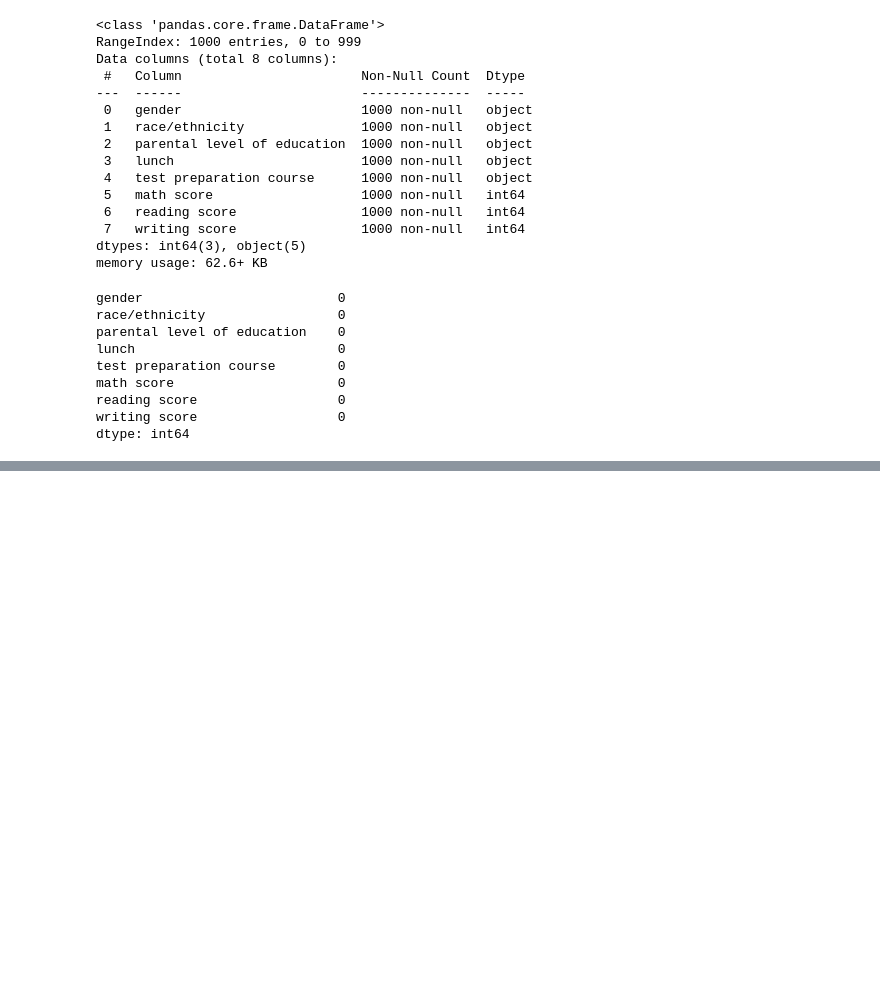
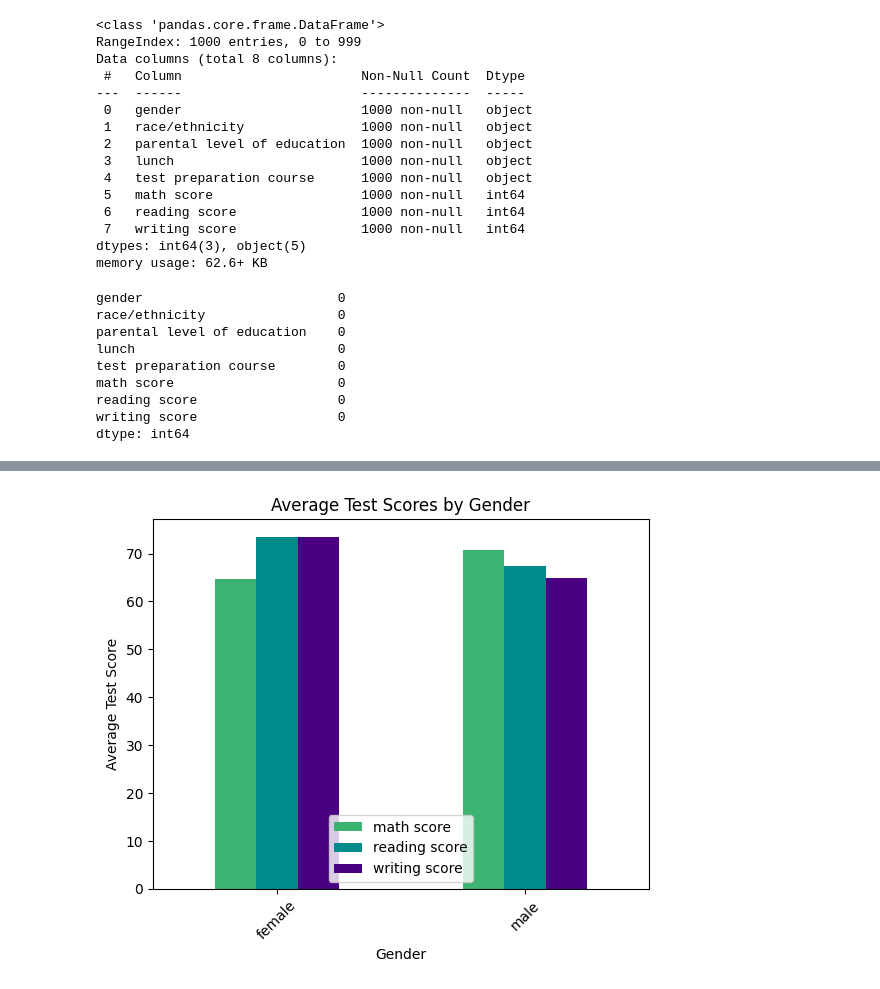
Before and after one commit to DanielPopoola/data-science-projects, a Jupyter notebook: Student-Performance-Prediction.ipynb, the cells around one changed output, grey strips where cells are left out. Saved outputs shown, nothing was run; the diff lists cells and outputs as text; code cells hidden in the pictures; blank space fills up the shorter version.

Commit message:
Visualize average test scores by gender

```diff
--- a/Student-Performance-Prediction.ipynb
+++ b/Student-Performance-Prediction.ipynb
@@ -78,0 +77,17 @@ plt.show()
+# %%
+# Visuaize average test scores by genders
+tests = ['math score','reading score','writing score']
+grouped_gender = data.groupby('gender')[tests].mean()
+
+# specify the colors for each test
+colors = ['mediumseagreen','darkcyan','indigo']
+
+# plot the grouped data with custom colors
+ax = grouped_gender.plot(kind='bar', color=colors)
+ax.set_title('Average Test Scores by Gender')
+ax.set_xlabel('Gender')
+ax.set_ylabel('Average Test Score')
+plt.xticks(rotation=45)
+plt.show()
+# %% [output]
+[figure, added]
```
Also changed, not shown: parts of 1 cell of this notebook.
